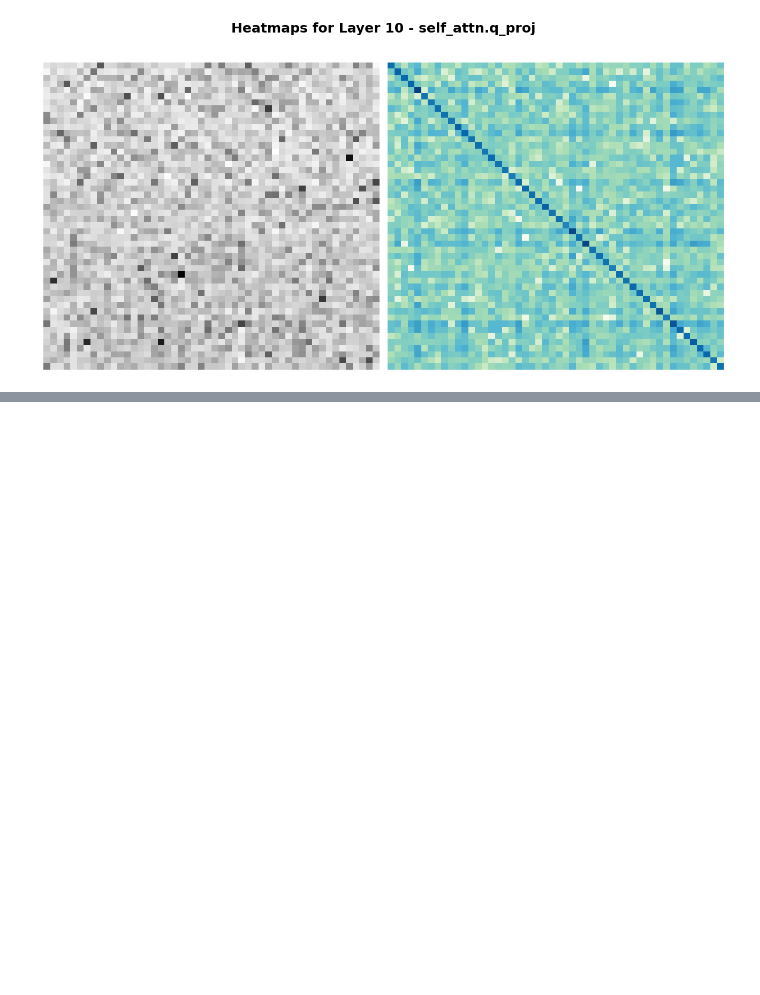
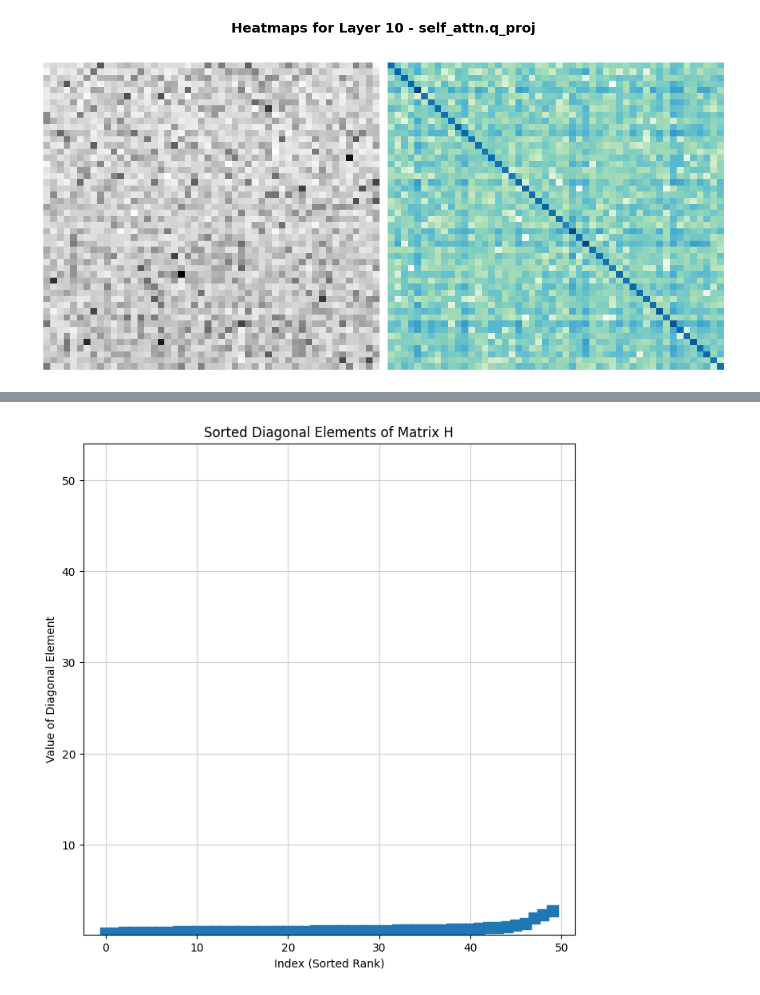
Before and after one commit to ryu326/weight_compression, a Jupyter notebook: Wparam_dataset/dataset_block_generation copy.ipynb, the cells around one changed output, grey strips where cells are left out. Cells and saved outputs as stored; diff of their text form; code cells hidden in the pictures; blank space fills up the shorter version.

```diff
--- a/Wparam_dataset/dataset_block_generation copy.ipynb
+++ b/Wparam_dataset/dataset_block_generation copy.ipynb
@@ -302,0 +328,32 @@ Generating heatmap for Layer 10 - self_attn.q_proj...
+# %%
+import torch
+import matplotlib.pyplot as plt
+import numpy as np
+
+diagonal_elements = H.diag()
+sorted_diagonal, _ = torch.sort(diagonal_elements)
+
+# 2. Create an index array for the x-axis
+indices = np.arange(len(sorted_diagonal))
+
+# 3. Plot the data
+plt.figure(figsize=(8, 8)) # You might want to make the figure square-ish too
+
+# Plot the line and scatter
+plt.plot(indices, sorted_diagonal.cpu().numpy(), lw=3, zorder=1) # zorder places line behind scatter
+
+# Change marker to 's' for square
+plt.scatter(indices, sorted_diagonal.cpu().numpy(), s=90, marker='s', zorder=2)
+
+# --- Add labels and title ---
+plt.xlabel("Index (Sorted Rank)")
+plt.ylabel("Value of Diagonal Element")
+plt.title("Sorted Diagonal Elements of Matrix H")
+plt.grid(True, alpha=0.6)
+
+# --- Make the axis square ---
+plt.axis('square')
+
+plt.show()
+# %% [output]
+[figure, added]
```
Also changed, not shown: parts of 2 cells of this notebook, 15 other files.
